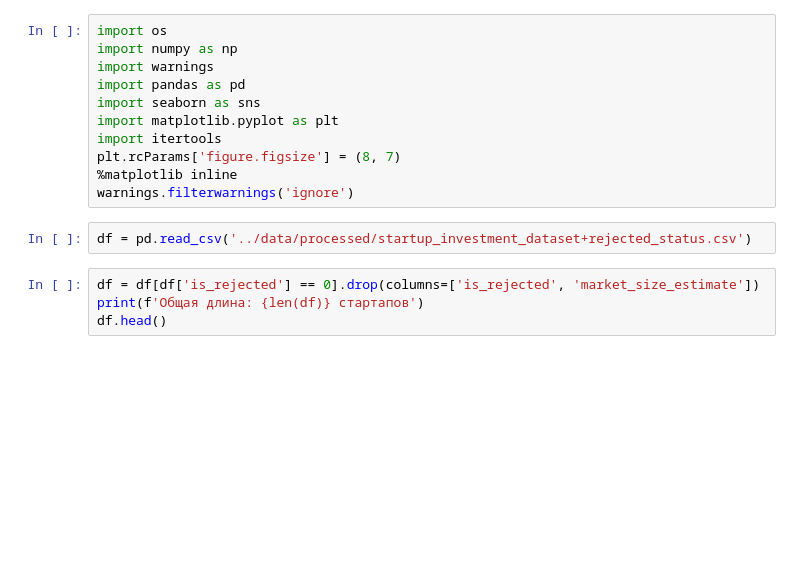
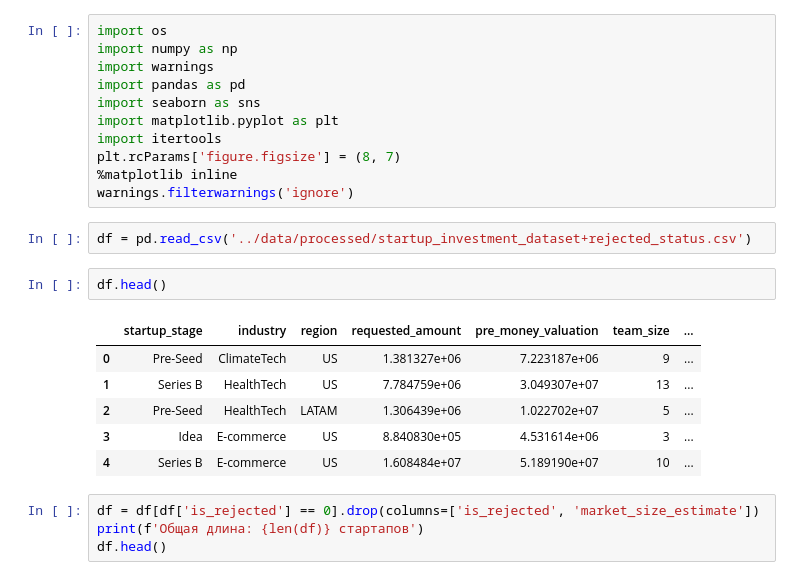
Before and after one commit to Ejtolf/startup_applications_investment_notebooks, a Jupyter notebook: notebooks/03_startup_sponsoring.ipynb, the cells around one changed output. Saved outputs shown, nothing was run; the diff lists cells and outputs as text; blank space fills up the shorter version.

```diff
--- a/notebooks/03_startup_sponsoring.ipynb
+++ b/notebooks/03_startup_sponsoring.ipynb
@@ -21,6 +21,15 @@ plt.rcParams['figure.figsize'] = (8, 7)
 warnings.filterwarnings('ignore')
 # %%
 df = pd.read_csv('../data/processed/startup_investment_dataset+rejected_status.csv')
+# %%
+df.head()
+# %% [output]
+|  | startup_stage | industry | region | requested_amount | pre_money_valuation | team_size | ... |
+| 0 | Pre-Seed | ClimateTech | US | 1.381327e+06 | 7.223187e+06 | 9 | ... |
+| 1 | Series B | HealthTech | US | 7.784759e+06 | 3.049307e+07 | 13 | ... |
+| 2 | Pre-Seed | HealthTech | LATAM | 1.306439e+06 | 1.022702e+07 | 5 | ... |
+| 3 | Idea | E-commerce | US | 8.840830e+05 | 4.531614e+06 | 3 | ... |
+| 4 | Series B | E-commerce | US | 1.608484e+07 | 5.189190e+07 | 10 | ... |
 # %%
 df = df[df['is_rejected'] == 0].drop(columns=['is_rejected', 'market_size_estimate'])
 print(f'Общая длина: {len(df)} стартапов')
```
Also changed, not shown: parts of 41 cells of this notebook, 16 other files.
